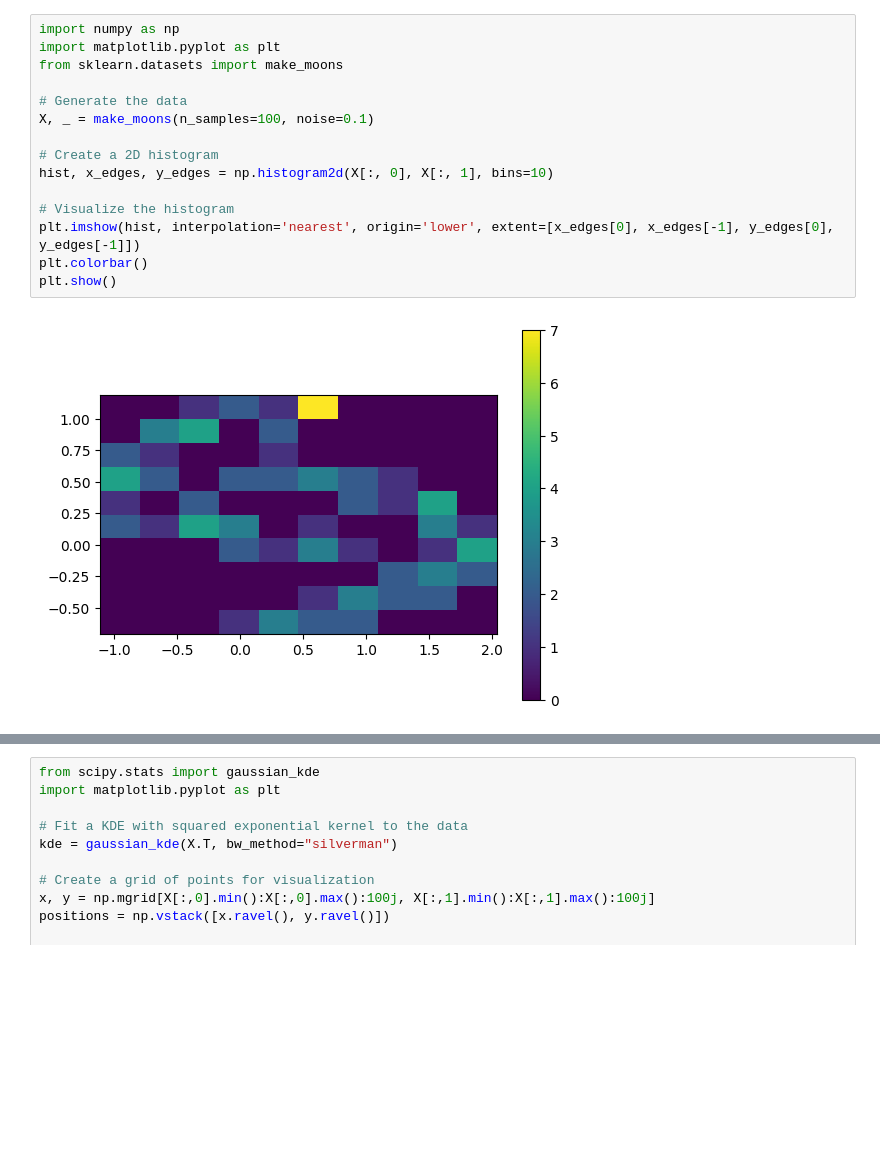
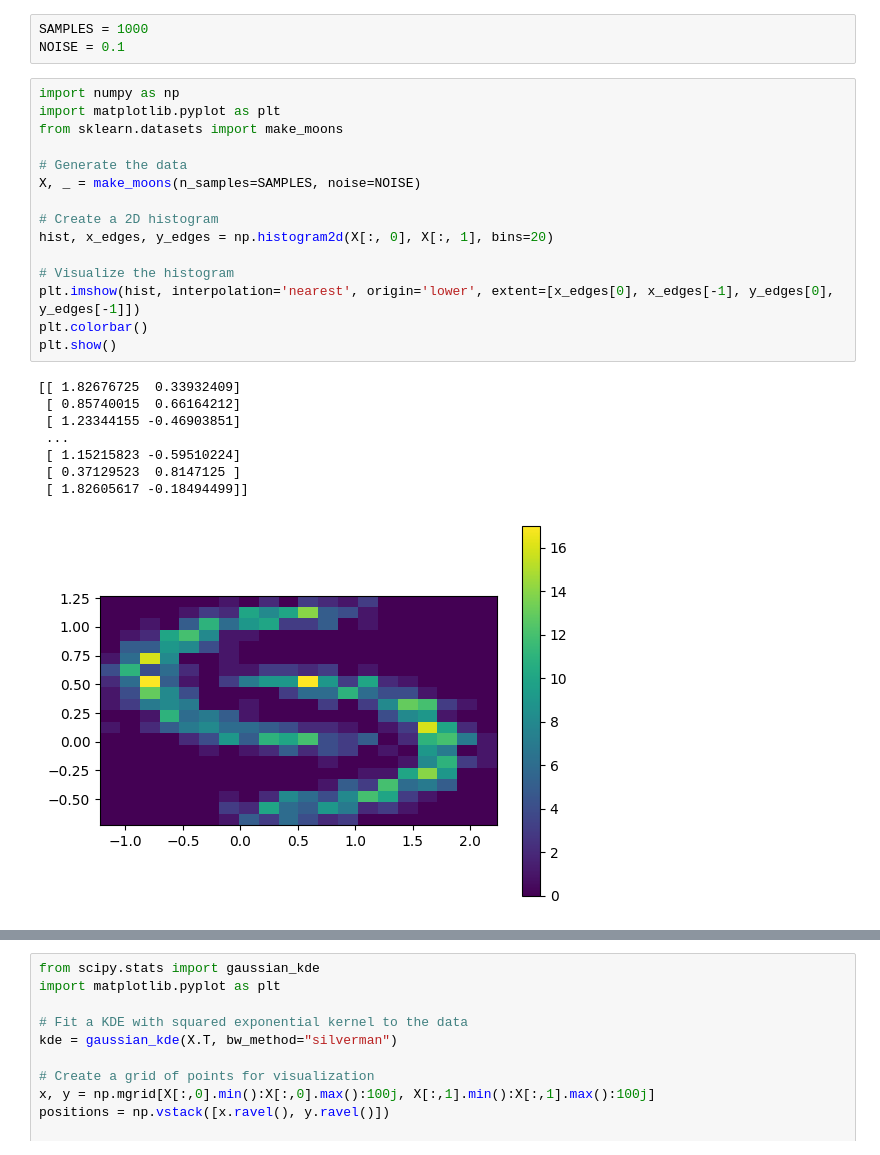
Before and after one commit to Max-Hi/GenNN, a Jupyter notebook: generative-baselines.ipynb, the cells around one changed output, grey strips where cells are left out. Saved outputs shown, nothing was run; the diff lists cells and outputs as text; blank space fills up the shorter version.

Commit message:
histogram and single gaussian pretty

```diff
--- a/generative-baselines.ipynb
+++ b/generative-baselines.ipynb
@@ -1,17 +1,27 @@
+# %%
+SAMPLES = 1000
+NOISE = 0.1
 # %%
 import numpy as np
 import matplotlib.pyplot as plt
 from sklearn.datasets import make_moons
 
 # Generate the data
-X, _ = make_moons(n_samples=100, noise=0.1)
+X, _ = make_moons(n_samples=SAMPLES, noise=NOISE)
 
 # Create a 2D histogram
-hist, x_edges, y_edges = np.histogram2d(X[:, 0], X[:, 1], bins=10)
+hist, x_edges, y_edges = np.histogram2d(X[:, 0], X[:, 1], bins=20)
 
 # Visualize the histogram
 plt.imshow(hist, interpolation='nearest', origin='lower', extent=[x_edges[0], x_edges[-1], y_edges[0], y_edges[-1]])
 plt.colorbar()
 plt.show()
 # %% [output]
+[[ 1.82676725  0.33932409]
+ [ 0.85740015  0.66164212]
+ [ 1.23344155 -0.46903851]
+ ...
+ [ 1.15215823 -0.59510224]
+ [ 0.37129523  0.8147125 ]
+ [ 1.82605617 -0.18494499]]
-[figure, old version]
+[figure, new version]
```
Also changed, not shown: parts of 2 cells of this notebook.
